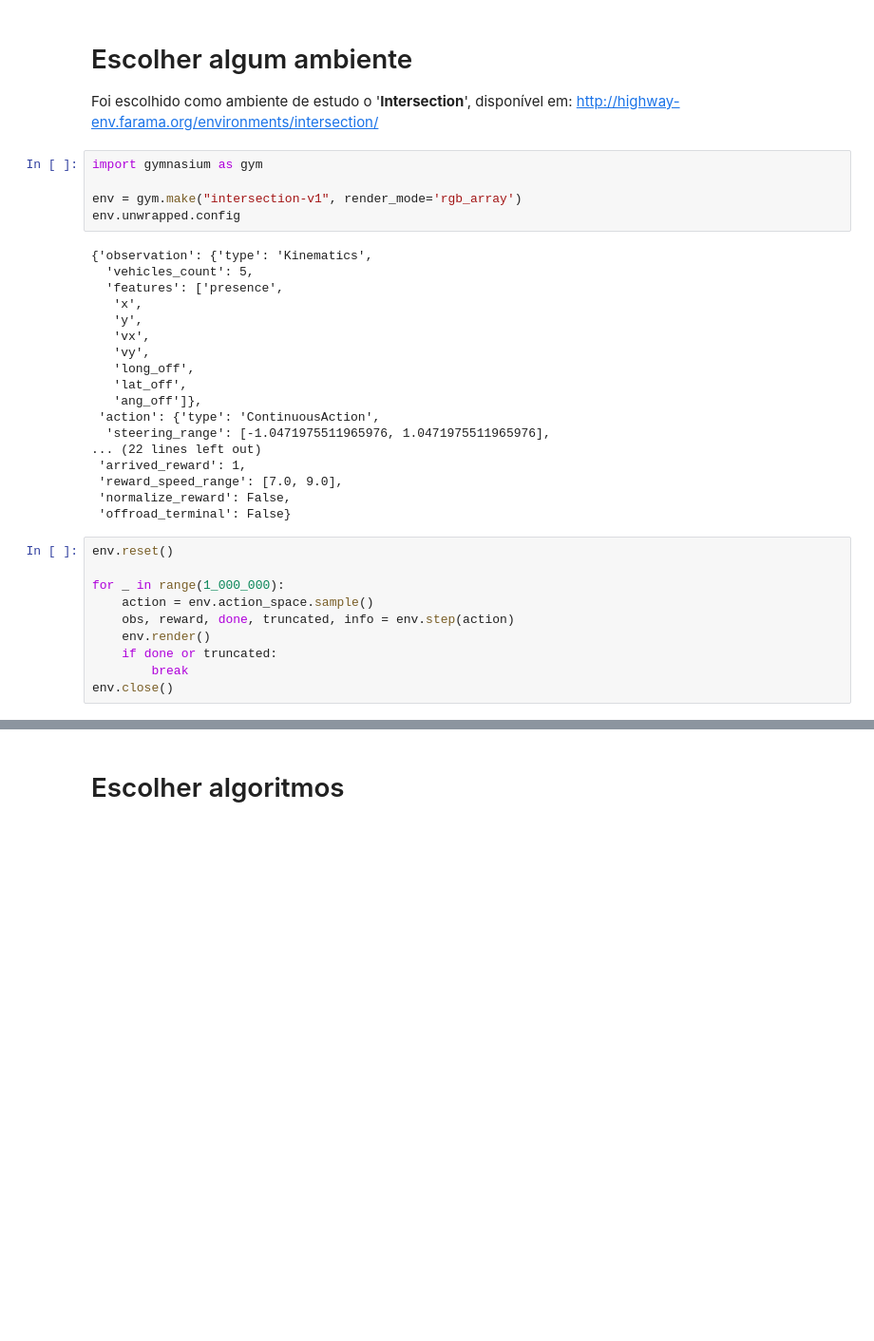
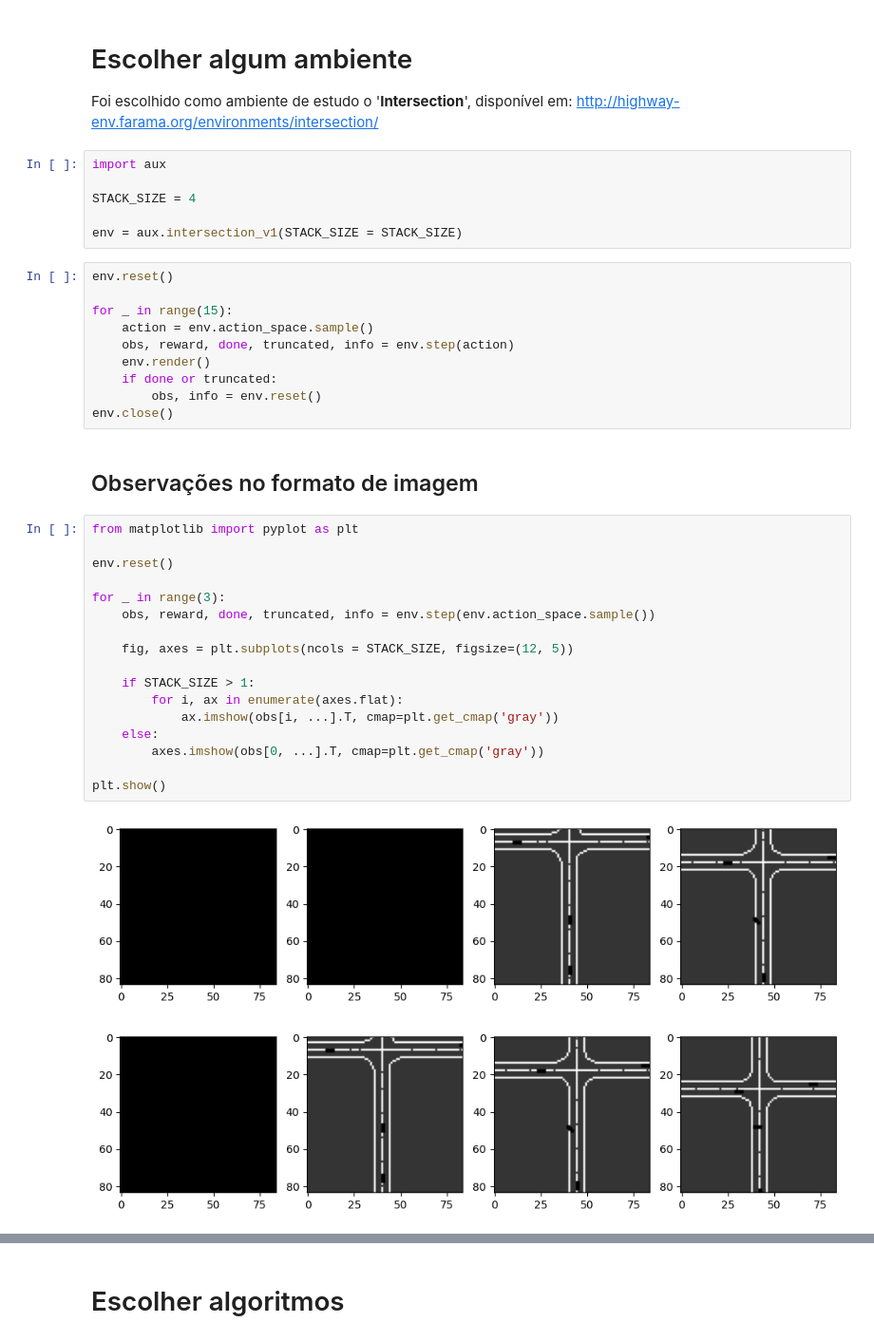
Before and after one commit to ArthurLimaS/rl_3va, a Jupyter notebook: main.ipynb, the cells around one changed output, grey strips where cells are left out. Shown: that part at 95% size. Saved outputs shown, nothing was run; the diff lists cells and outputs as text; blank space fills up the shorter version.

```diff
--- a/main.ipynb
+++ b/main.ipynb
@@ -2,36 +2,41 @@
 # Escolher algum ambiente
 
 Foi escolhido como ambiente de estudo o '**Intersection**', disponível em: http://highway-env.farama.org/environments/intersection/
-# %%
-import gymnasium as gym
-
-env = gym.make("intersection-v1", render_mode='rgb_array')
-env.unwrapped.config
-# %% [output]
-{'observation': {'type': 'Kinematics',
-  'vehicles_count': 5,
-  'features': ['presence',
-   'x',
-   'y',
-   'vx',
-   'vy',
-   'long_off',
-   'lat_off',
-   'ang_off']},
- 'action': {'type': 'ContinuousAction',
-  'steering_range': [-1.0471975511965976, 1.0471975511965976],
-... (22 lines left out)
- 'arrived_reward': 1,
- 'reward_speed_range': [7.0, 9.0],
- 'normalize_reward': False,
- 'offroad_terminal': False}
+# %%
+import aux
+
+STACK_SIZE = 4
+
+env = aux.intersection_v1(STACK_SIZE = STACK_SIZE)
 # %%
 env.reset()
 
-for _ in range(1_000_000):
+for _ in range(15):
     action = env.action_space.sample()
     obs, reward, done, truncated, info = env.step(action)
     env.render()
     if done or truncated:
-        break
+        obs, info = env.reset()
 env.close()
+# %% [markdown]
+## Observações no formato de imagem
+# %%
+from matplotlib import pyplot as plt
+
+env.reset()
+
+for _ in range(3):
+    obs, reward, done, truncated, info = env.step(env.action_space.sample())
+
+    fig, axes = plt.subplots(ncols = STACK_SIZE, figsize=(12, 5))
+
+    if STACK_SIZE > 1:
+        for i, ax in enumerate(axes.flat):
+            ax.imshow(obs[i, ...].T, cmap=plt.get_cmap('gray'))
+    else:
+        axes.imshow(obs[0, ...].T, cmap=plt.get_cmap('gray'))
+
+plt.show()
+# %% [output]
+[figure, added]
+[figure, added]
```
Also changed, not shown: parts of 12 cells of this notebook, 4 other files.
